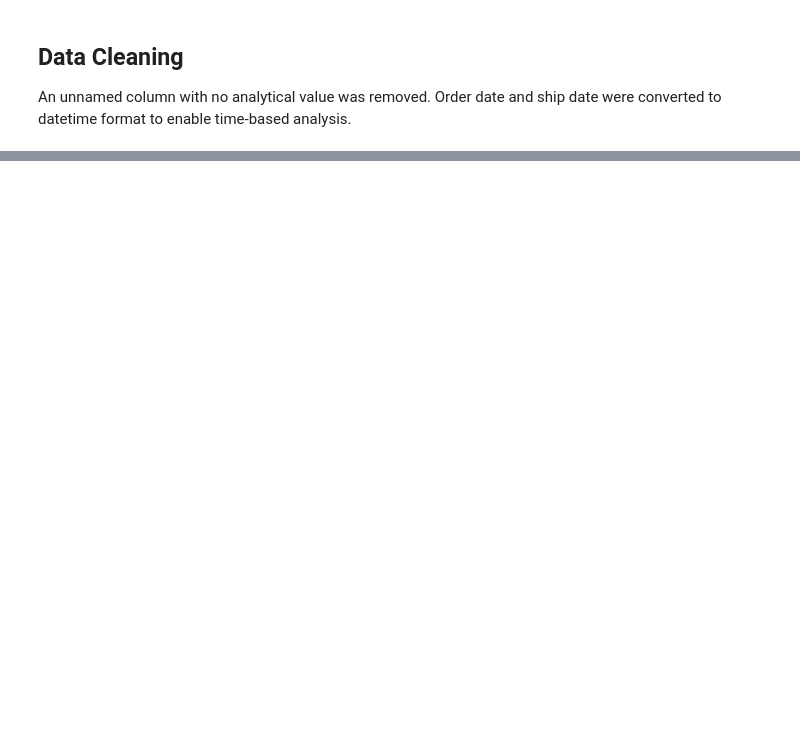
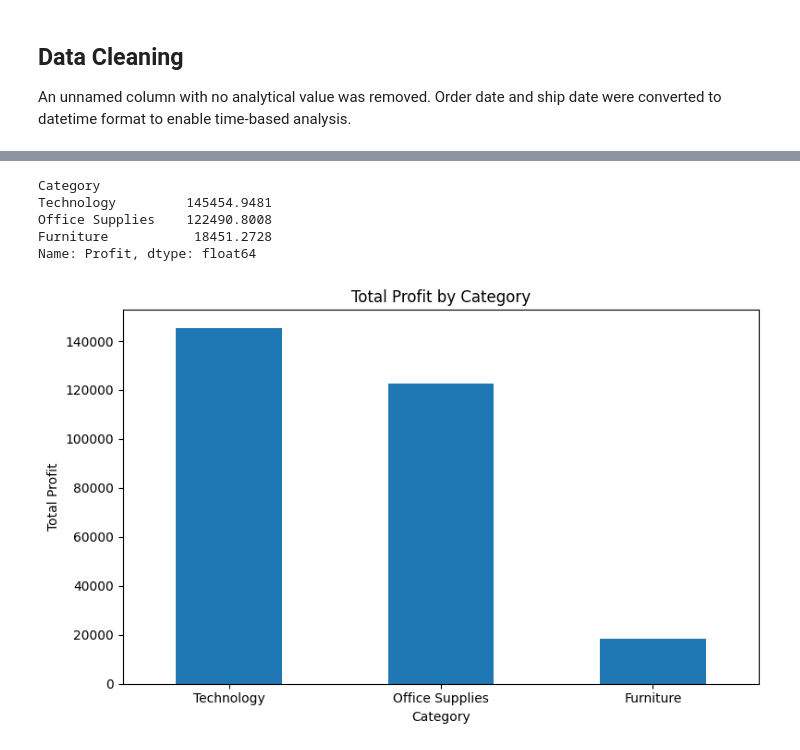
Before and after one commit to aiswarialajan124-png/Data-Analytics, a Jupyter notebook: 01-Sales-Performance-Analysis/notebooks/sales_analysis.ipynb, the cells around one changed output, grey strips where cells are left out. Saved outputs shown, nothing was run; the diff lists cells and outputs as text; code cells hidden in the pictures; blank space fills up the shorter version.

```diff
--- a/01-Sales-Performance-Analysis/notebooks/sales_analysis.ipynb
+++ b/01-Sales-Performance-Analysis/notebooks/sales_analysis.ipynb
@@ -84,0 +175,23 @@ df["YearMonth"] = df["Order Date"]
+# %%
+# Profit by category
+profit_by_category = (
+    df.groupby("Category")["Profit"].sum().sort_values(ascending=False)
+)
+profit_by_category
+# %% [output]
+Category
+Technology         145454.9481
+Office Supplies    122490.8008
+Furniture           18451.2728
+Name: Profit, dtype: float64
+# %%
+# Profit chart
+profit_by_category.plot(kind="bar", figsize=(8,5))
+plt.title("Total Profit by Category")
+plt.xlabel("Category")
+plt.ylabel("Total Profit")
+plt.xticks(rotation=0)
+plt.tight_layout()
+plt.show()
+# %% [output]
+[figure, added]
```
Also changed, not shown: parts of 12 cells of this notebook.
